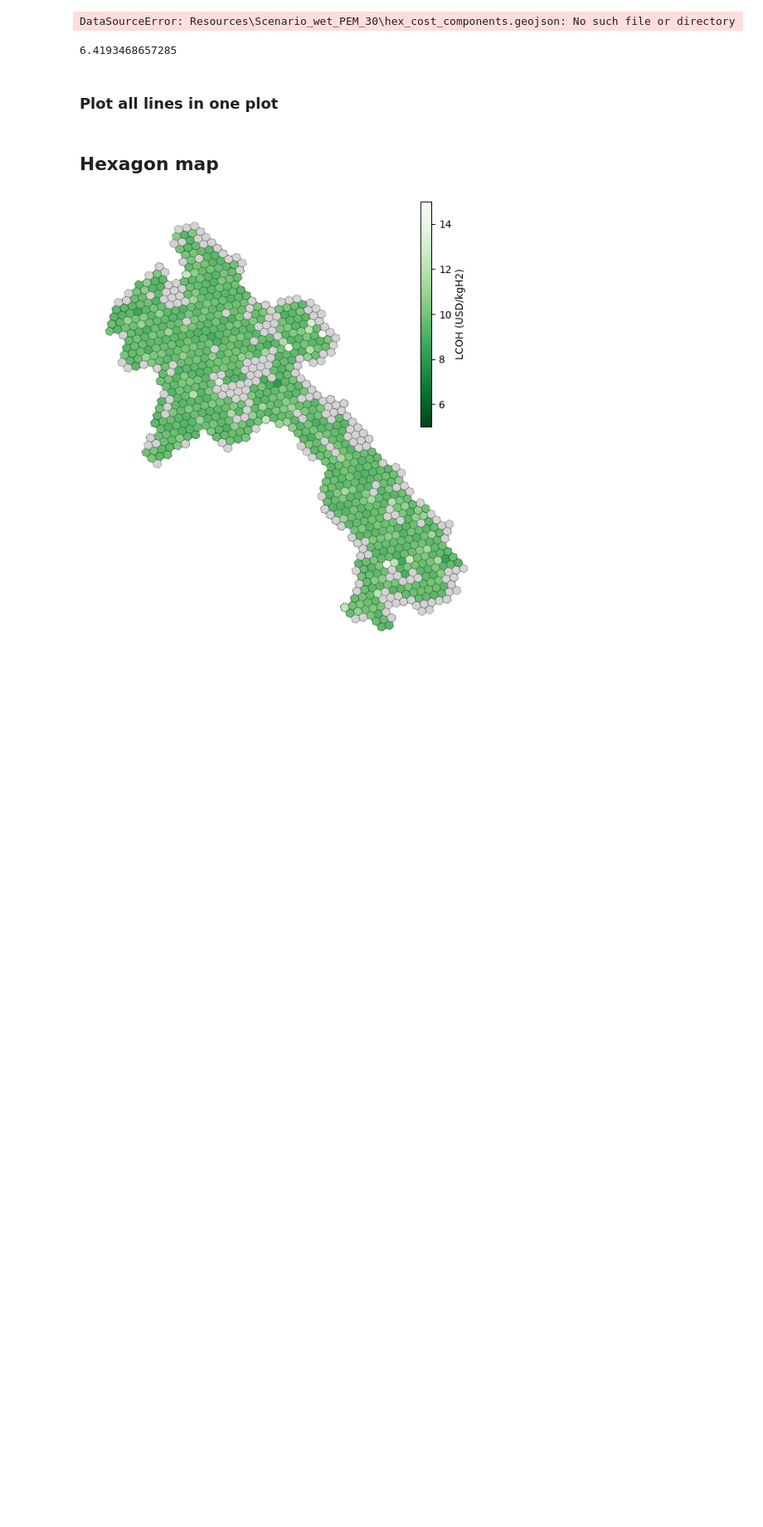
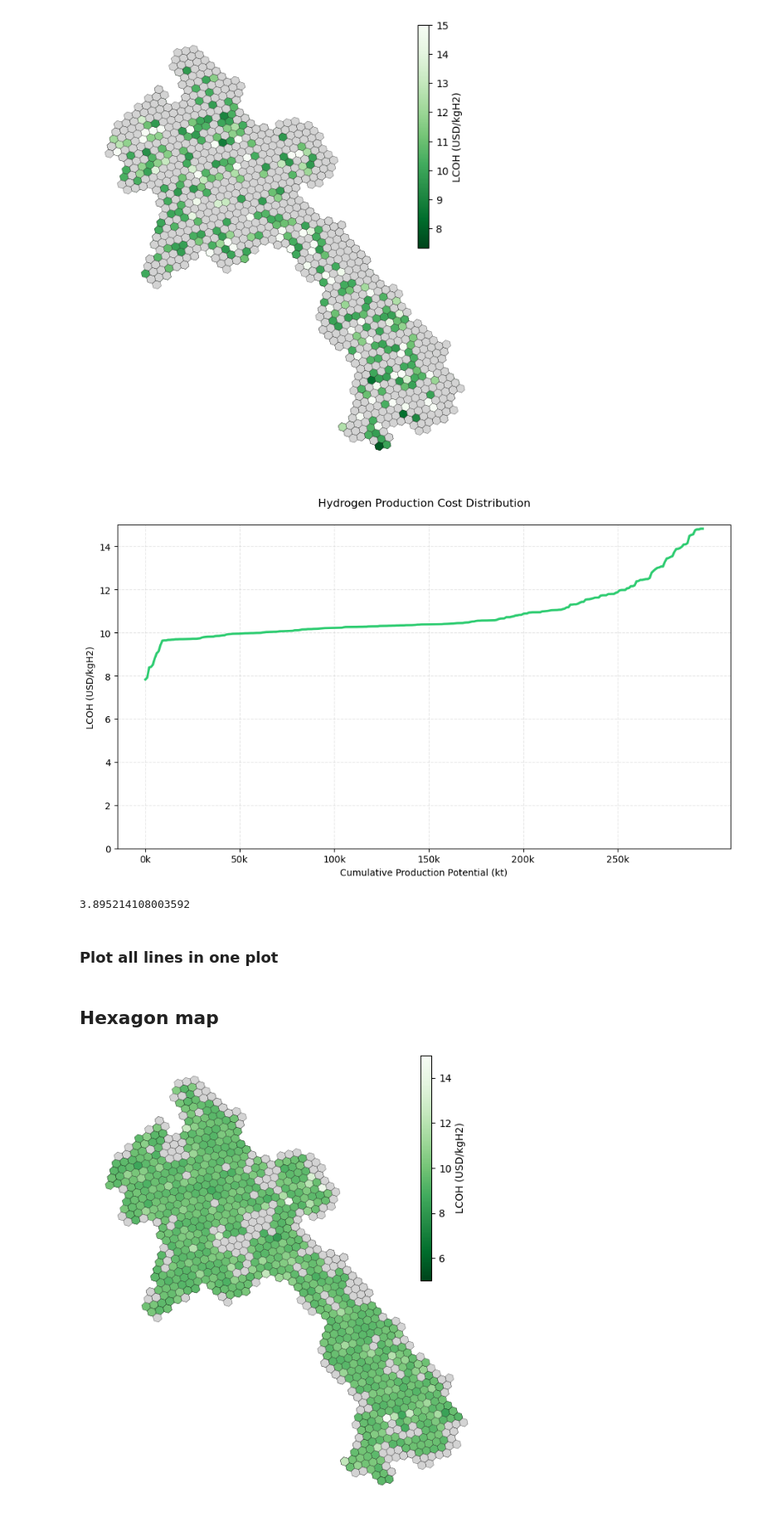
Before and after one commit to lukasschirren/GeoH2-Laos, a Jupyter notebook: 4visualisation.ipynb, the cells around one changed output. Shown at 83% size. Drawn from its saved outputs; the diff is of its cells as text; code cells hidden in the pictures; blank space fills up the shorter version.

Commit message:
Atlite scenario for total, new visualisation

```diff
--- a/4visualisation.ipynb
+++ b/4visualisation.ipynb
@@ -9,26 +10,30 @@ import os
 # %%
-hydro_year = "wet" # wet dry atlite
-scenario_year = "30" # 25 30
+hydro_year = "atlite" # wet dry atlite
+scenario_year = "25" # 25 30
 electrolyser_type = "PEM" # ALK PEM
 
-gdf_data = gpd.read_file(f'Resources\\Scenario_{hydro_year}_{electrolyser_type}_{scenario_year}\\hex_cost_components.geojson')
+gdf_data = gpd.read_file(f'Resources\\net_generation\\Scenario_{hydro_year}_{electrolyser_type}_{scenario_year}\\hex_cost_components.geojson')
 # gdf_data = gpd.read_file(f'Resources\\Scenario_{hydro_year}_{electrolyser_type}_{scenario_year}\\hex_cost_components.geojson')
 
+generate_waterfall_chart(gdf_data, 'trucking')
+
+vmin = gdf_data["Vientiane trucking production cost"].min() - 0.5
 plot_full_cost_map(
     gdf_data, 'Vientiane', 'Vientiane trucking production cost',
     r'Resources\Scenario_dry_ALK_25\Visualisation\visualisation_lowest_cost.png',
     vmin=vmin, vmax=vmax
 )
 
 plot_cost_distribution(gdf_data,
                        'Vientiane trucking production cost',
                        'cost_distribution.png', 15)
 # %% [output]
-DataSourceError: Resources\Scenario_wet_PEM_30\hex_cost_components.geojson: No such file or directory
+[figure, added]
+[figure, added]
 # %%
 gdf_data["Vientiane trucking production cost"].min()
 # %% [output]
-6.4193468657285
+3.895214108003592
 # %% [markdown]
 ### Plot all lines in one plot
 # %%
```
Also changed, not shown: parts of 7 cells of this notebook, 43 other files.
